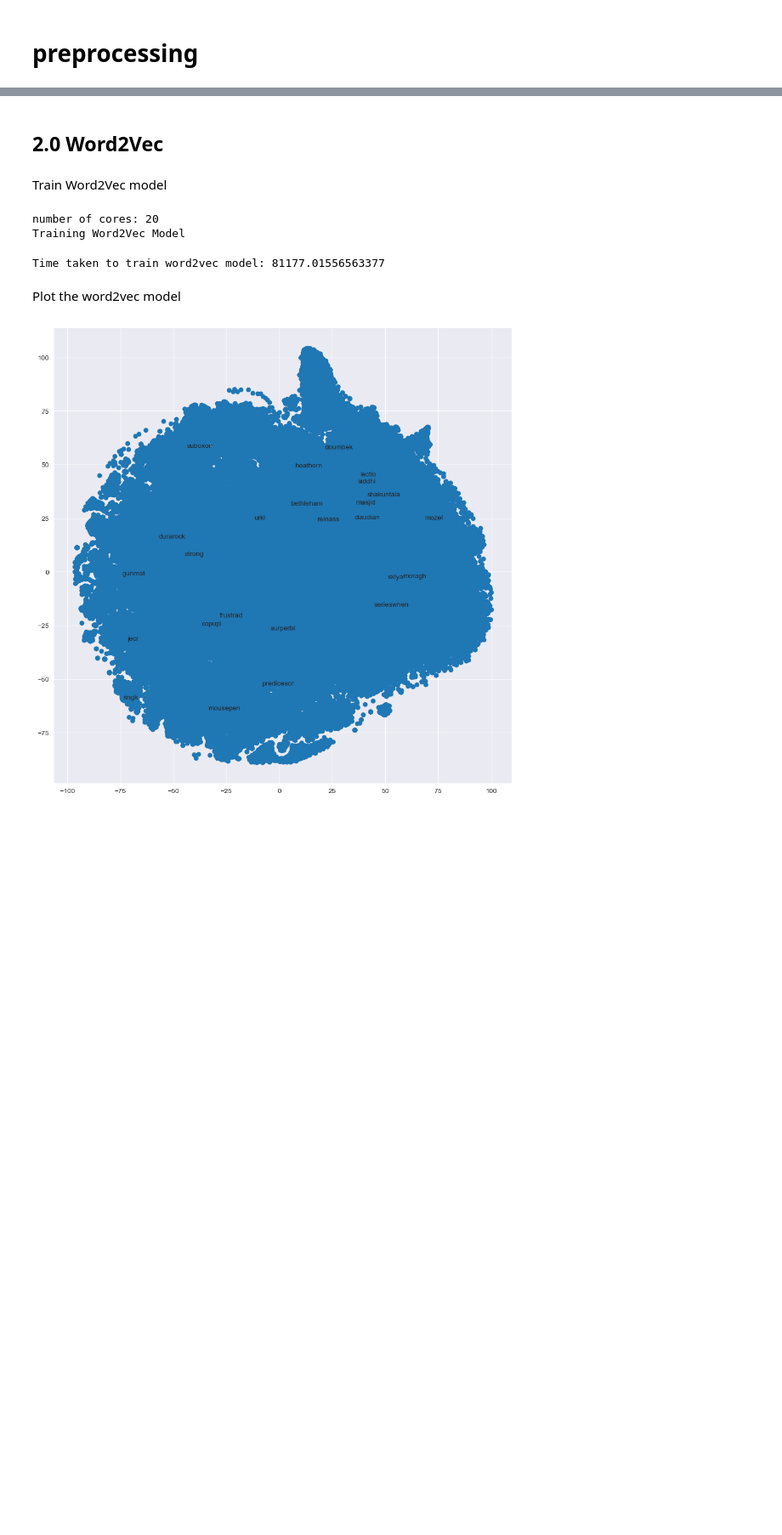
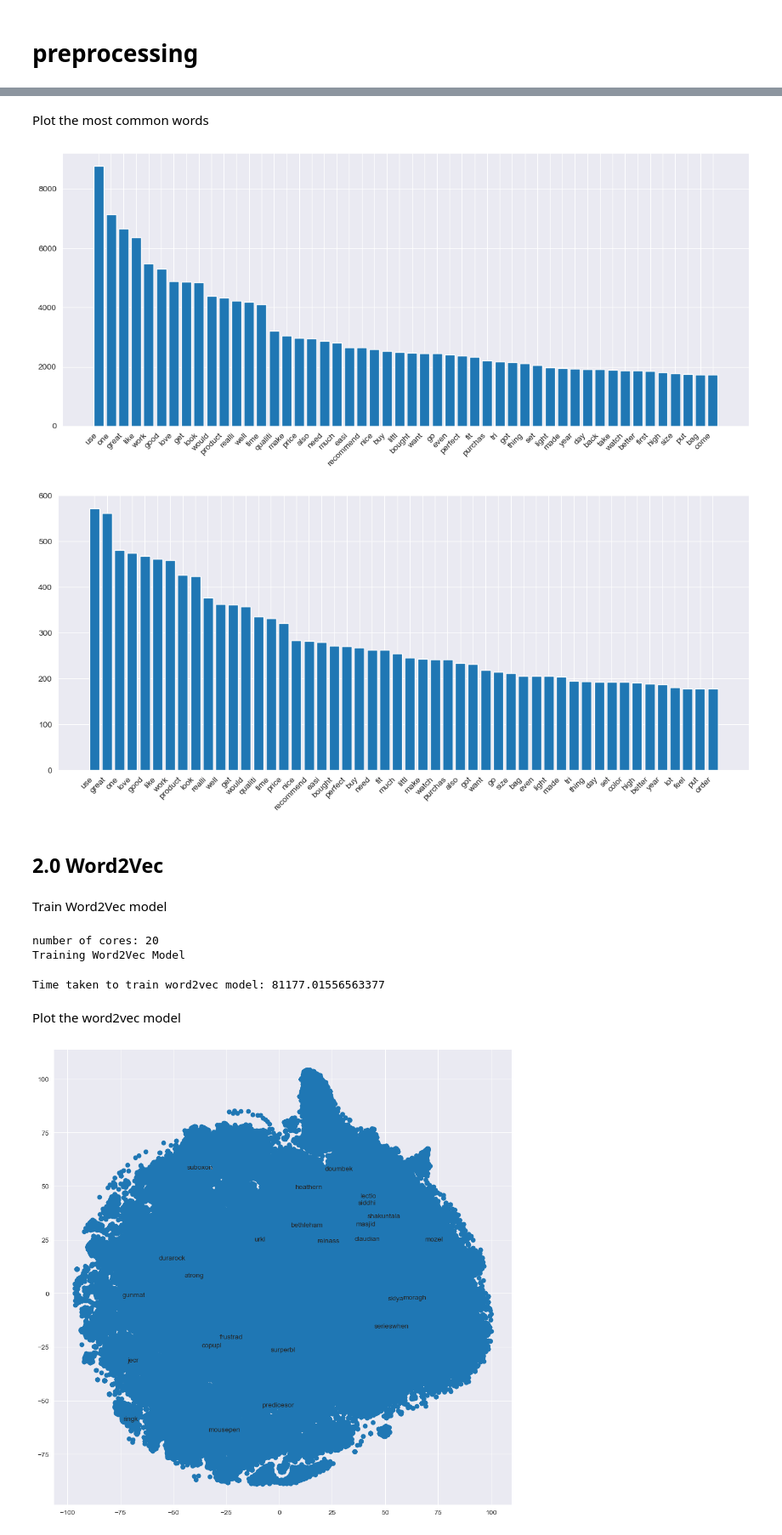
Before and after one commit to Gianma23/amazon_fake_reviews_detection, a Jupyter notebook: preprocess.ipynb, the cells around one changed output, grey strips where cells are left out. Shown at 85% size. Drawn from its saved outputs; the diff is of its cells as text; code cells hidden in the pictures; blank space fills up the shorter version.

```diff
--- a/preprocess.ipynb
+++ b/preprocess.ipynb
@@ -65,0 +11,2 @@ bow_vectorizer = CountVectorizer(tokenizer=LemmaTokenizer(), token_pattern=None)
+# %% [markdown]
+Plot the most common words
@@ -66,3 +16,24 @@ bow_vectorizer = CountVectorizer(tokenizer=LemmaTokenizer(), token_pattern=None)
+# %%
+import matplotlib.pyplot as plt
+from collections import Counter
+
+def plot_most_common_words(vectorizer, n=50):
+    X = vectorizer.fit_transform(df['REVIEW_TEXT'])
+    words = vectorizer.get_feature_names_out()
+    counts = X.sum(axis=0).A1
+    freq_distribution = Counter(dict(zip(words, counts)))
+    most_common = freq_distribution.most_common(n)
+    words, counts = zip(*most_common)
+    plt.figure(figsize=(15, 6))
+    plt.bar(words, counts)
+    plt.xticks(rotation=45, ha='right')
+    plt.show()
+
+plot_most_common_words(bow_vectorizer)
+plot_most_common_words(tfidf_vectorizer)
+# %% [output]
+[figure, added]
+[figure, added]
 # %% [markdown]
 ## 2.0 Word2Vec
 # %%
```
Also changed, not shown: parts of 16 cells of this notebook, 3 other files.
